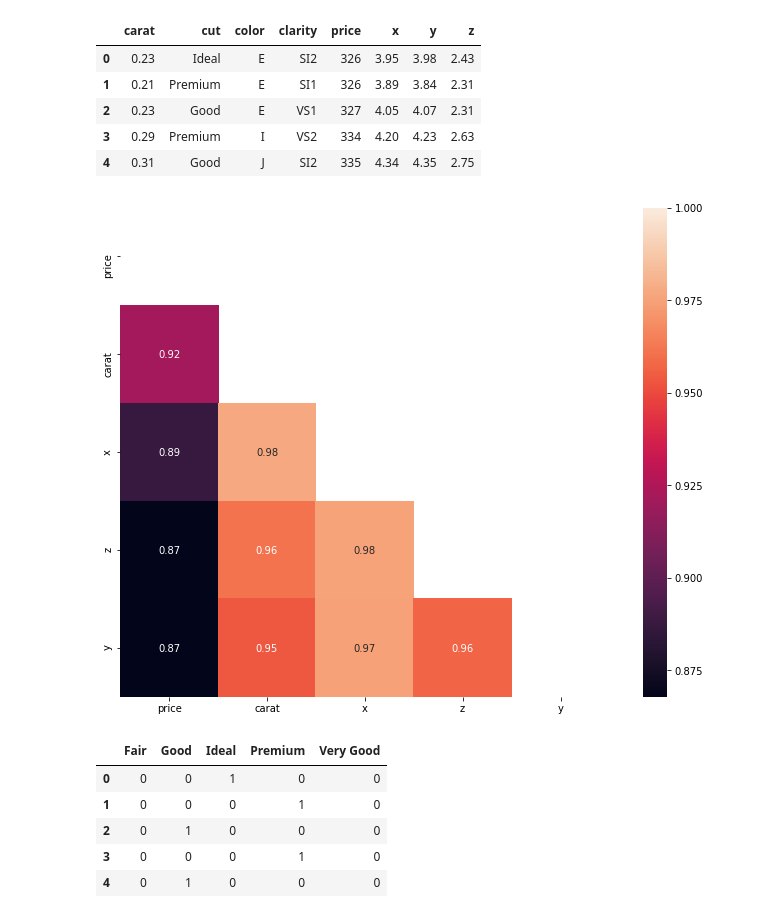
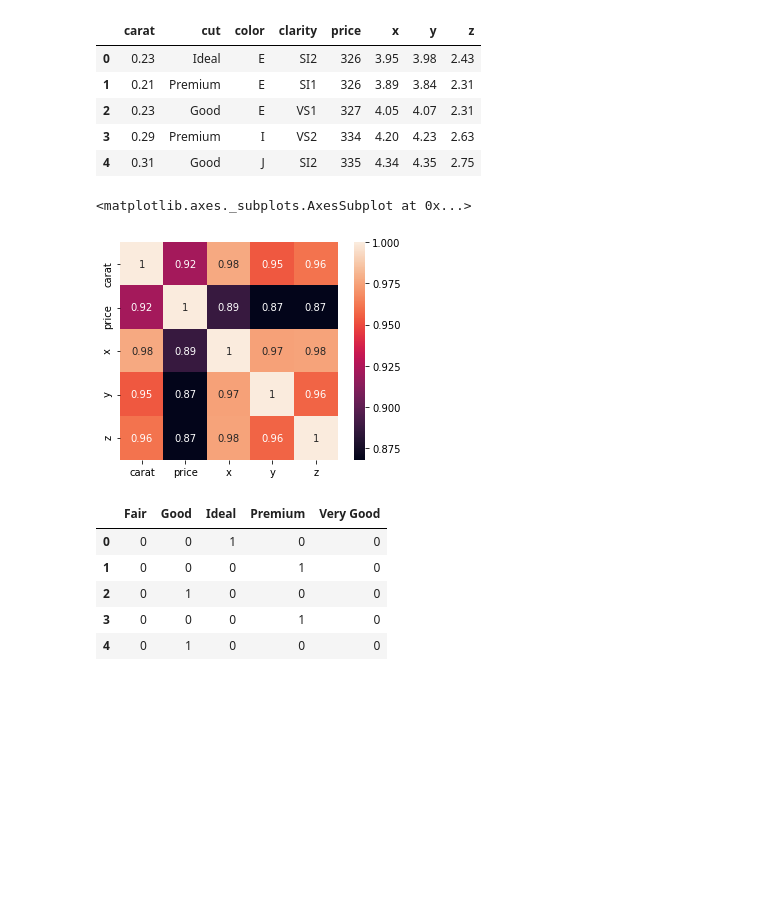
Before and after one commit to JorgeOsorio97/DiamondsPriceAnalisis, a Jupyter notebook: diamonds.ipynb, the cells around one changed output. Cells and saved outputs as stored; diff of their text form; code cells hidden in the pictures; blank space fills up the shorter version.

```diff
--- a/diamonds.ipynb
+++ b/diamonds.ipynb
@@ -421,22 +411,12 @@ data.head()
 | 2 | 0.23 | Good | E | VS1 | 327 | 4.05 | 4.07 | 2.31 |
 | 3 | 0.29 | Premium | I | VS2 | 334 | 4.20 | 4.23 | 2.63 |
 | 4 | 0.31 | Good | J | SI2 | 335 | 4.34 | 4.35 | 2.75 |
-# %%
-corrmat = data.corr()
-f, ax = plt.subplots(figsize=(12, 9))
-k = 5 #number of variables for heatmap
-cols = corrmat.nlargest(k, 'price')['price'].index
-cm = np.corrcoef(data[cols].values.T)
-
-# Generate a mask for the upper triangle
-mask = np.zeros_like(cm, dtype=np.bool)
-mask[np.triu_indices_from(mask)] = True
-
-
-hm = sns.heatmap(cm, vmax=1, mask=mask, cbar=True, annot=True, square=True, fmt='.2f', annot_kws={'size': 10}, yticklabels=cols.values, xticklabels=cols.values)
-plt.show()
-# %% [output]
-[figure, removed]
+# %%
+corrmat = data.corr()
+sns.heatmap(data=corrmat, square=True , annot=True, cbar=True)
+# %% [output]
+<matplotlib.axes._subplots.AxesSubplot at 0x...>
+[figure, added]
 # %%
 cut_dummies = pd.get_dummies(data['cut'])
 cut_dummies.head()
```
Also changed, not shown: parts of 2 cells of this notebook.
